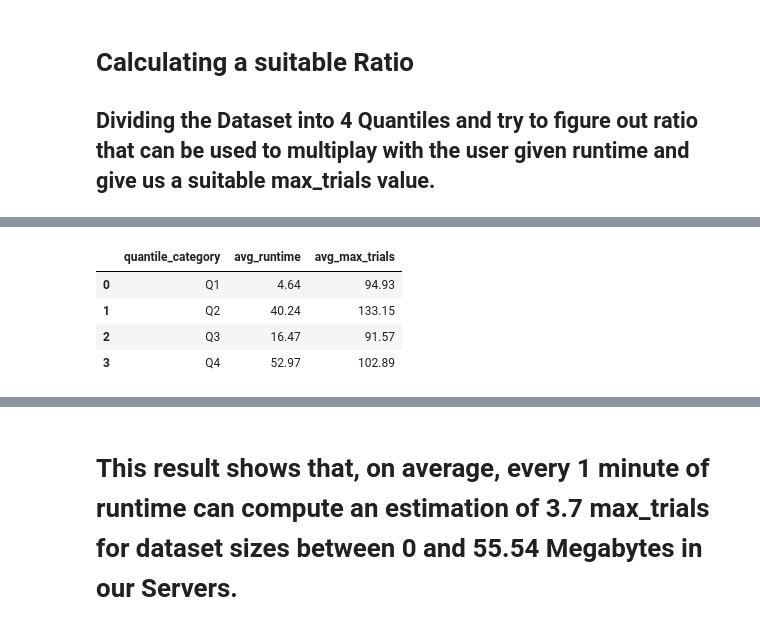
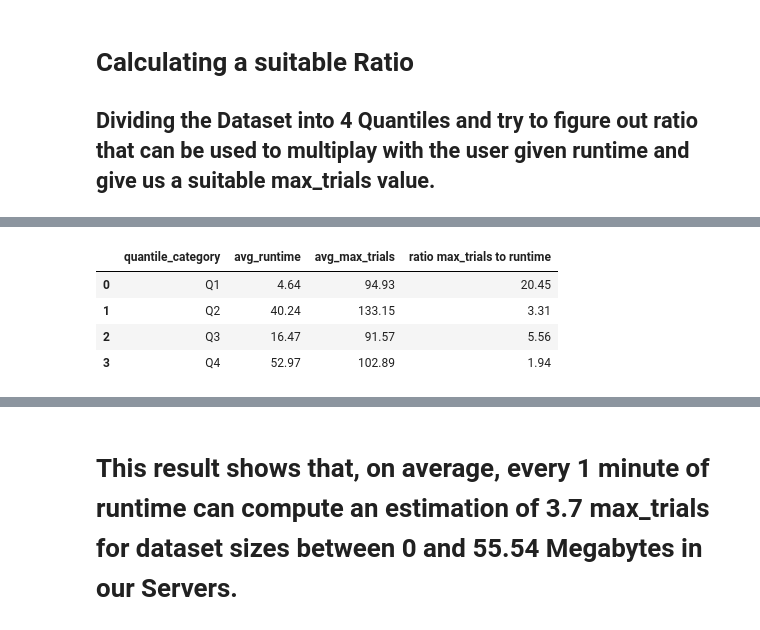
Before and after one commit to hochschule-darmstadt/MetaAutoML, a Jupyter notebook: utils/analysis/autokeras_max_trials/autokeras_analysis.ipynb, the cells around one changed output, grey strips where cells are left out. Saved outputs shown, nothing was run; the diff lists cells and outputs as text; code cells hidden in the pictures.

```diff
--- a/utils/analysis/autokeras_max_trials/autokeras_analysis.ipynb
+++ b/utils/analysis/autokeras_max_trials/autokeras_analysis.ipynb
@@ -370,25 +370,25 @@ See the caveats in the documentation: https://pandas.pydata.org/pandas-docs/stab
 # %%
 
 # Group by 'quantile_category' and calculate average value for 'runtime' and 'max_trials'
 summary_stats = data_keras.groupby('quantile_category').agg({
     'runtime': ['mean'],
     'max_trials': ['mean']
 }).reset_index()
 
 # Rename the columns for clarity
 summary_stats.columns = ['quantile_category', 'avg_runtime', 'avg_max_trials',]
 
 # Merge the summary statistics back into the original DataFrame
 data_keras = pd.merge(data_keras, summary_stats, on='quantile_category', how='left')
 unique_summary_stats = summary_stats.drop_duplicates()
-
+unique_summary_stats["ratio max_trials to runtime"]=unique_summary_stats["avg_max_trials"]/unique_summary_stats["avg_runtime"]
 # Print the unique summary statistics DataFrame
 unique_summary_stats
 # Print the updated DataFrame
 unique_summary_stats
 # %% [output]
-|  | quantile_category | avg_runtime | avg_max_trials |
-| 0 | Q1 | 4.64 | 94.93 |
-| 1 | Q2 | 40.24 | 133.15 |
-| 2 | Q3 | 16.47 | 91.57 |
-| 3 | Q4 | 52.97 | 102.89 |
+|  | quantile_category | avg_runtime | avg_max_trials | ratio max_trials to runtime |
+| 0 | Q1 | 4.64 | 94.93 | 20.45 |
+| 1 | Q2 | 40.24 | 133.15 | 3.31 |
+| 2 | Q3 | 16.47 | 91.57 | 5.56 |
+| 3 | Q4 | 52.97 | 102.89 | 1.94 |
```
Also changed, not shown: parts of 14 cells of this notebook.
